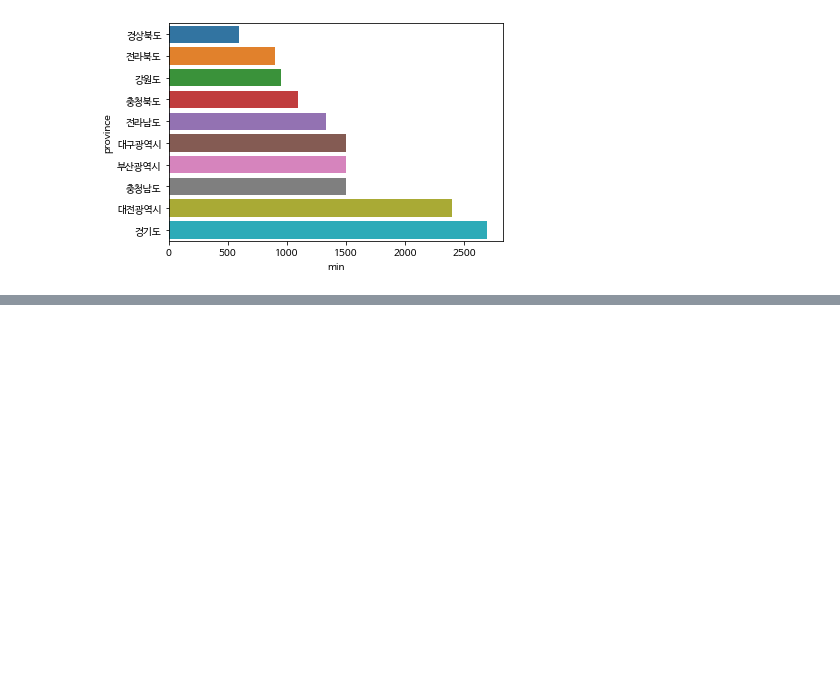
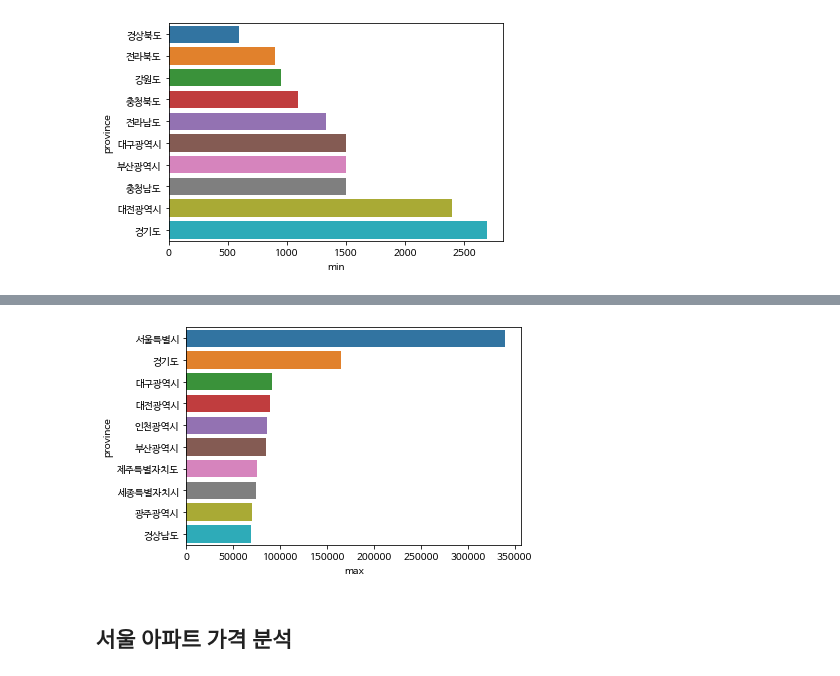
Before and after one commit to sejinseo/Itwill_Python, a Jupyter notebook: py26_apt.ipynb, the cells around one changed output, grey strips where cells are left out. Drawn from its saved outputs; the diff is of its cells as text; code cells hidden in the pictures; blank space fills up the shorter version.

```diff
--- a/py26_apt.ipynb
+++ b/py26_apt.ipynb
@@ -400,0 +485,4 @@ plt.show()
+# %%
+# 광역시도별 매매 가격 최댓값 순서
+top10 = result.sort_values(by='max', ascending=False).head(10)
+top10
@@ -400,0 +502,7 @@ plt.show()
+# %%
+sns.barplot(x='max', y=top10.index, data=top10)
+plt.show()
+# %% [output]
+[figure, added]
+# %% [markdown]
+## 서울 아파트 가격 분석
```
Also changed, not shown: parts of 42 cells of this notebook.
